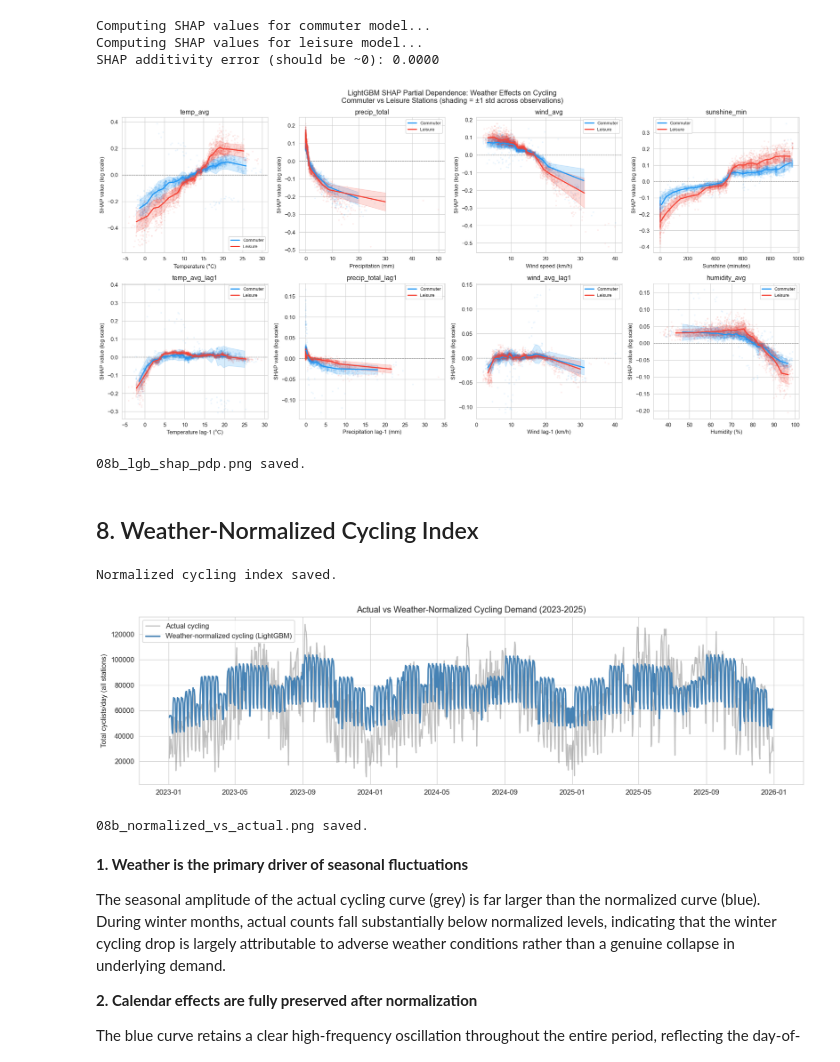
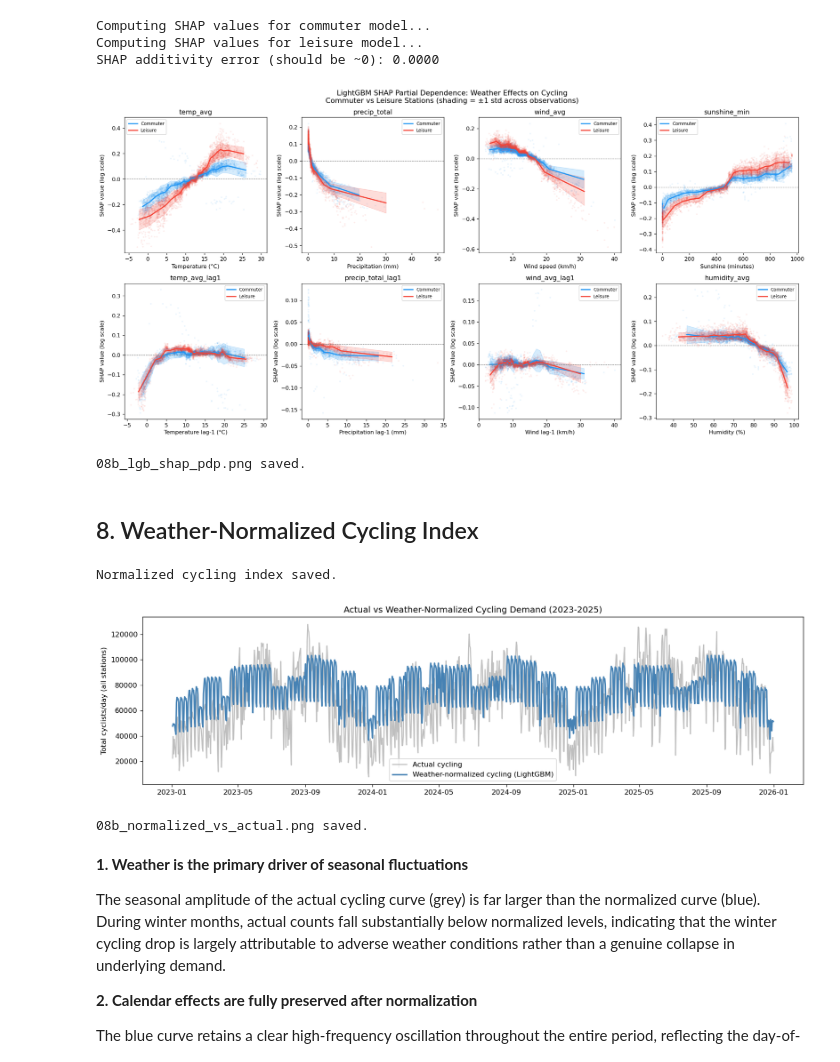
Before and after one commit to Queena34/mda-cycling-weather-group6, a Jupyter notebook: notebooks/08b_lgbm_model.ipynb, the cells around one changed output. Drawn from its saved outputs; the diff is of its cells as text; code cells hidden in the pictures.

```diff
--- a/notebooks/08b_lgbm_model.ipynb
+++ b/notebooks/08b_lgbm_model.ipynb
@@ -410,29 +398,42 @@ Commuter LightGBM:
 ## 6. Model C — Leisure LightGBM
 # %%
 train_l = train[train["site_type"] == "leisure"].copy()
-test_l  = test[test["site_type"]  == "leisure"].copy()
+val_l   = val[val["site_type"]     == "leisure"].copy()
+test_l  = test[test["site_type"]   == "leisure"].copy()
 
 le_l = LabelEncoder()
 train_l["site_idx"] = le_l.fit_transform(train_l["site ID"])
+val_l["site_idx"]   = le_l.transform(val_l["site ID"])
 test_l["site_idx"]  = le_l.transform(test_l["site ID"])
 
 X_train_l, y_train_l, _ = make_X_y(train_l, ALL_FEATURES)
+X_val_l,   y_val_l,   _ = make_X_y(val_l,   ALL_FEATURES)
 X_test_l,  y_test_l,  _ = make_X_y(test_l,  ALL_FEATURES)
 
-_es_mask_l  = train_l["date"].dt.year.eq(2024) & train_l["date"].dt.month.ge(11)
-_es_mask_l  = _es_mask_l[train_l.index].reindex(train_l.index, fill_value=False)
-X_tr_l_es,  y_tr_l_es  = make_X_y(train_l[~_es_mask_l.values], ALL_FEATURES)[:2]
-X_val_l_es, y_val_l_es = make_X_y(train_l[_es_mask_l.values],  ALL_FEATURES)[:2]
+# Step 1: early stopping + true validation
+print("Step 1 — Fitting leisure LightGBM (2023 train / 2024 val)...")
+lgb_leisure_tmp = train_lgb(X_train_l, y_train_l, X_val_l, y_val_l, ALL_FEATURES, CAT_FEATURES)
+best_iter_l = lgb_leisure_tmp.best_iteration
 
-print("Fitting leisure LightGBM...")
-lgb_leisure = train_lgb(X_tr_l_es, y_tr_l_es, X_val_l_es, y_val_l_es, ALL_FEATURES, CAT_FEATURES)
+print("\n" + "=" * 52)
+print("MODEL C — Leisure LightGBM: Validation Performance (tmp)")
+print("=" * 52)
+evaluate(y_train_l, lgb_leisure_tmp.predict(X_train_l), "Train 2023")
+evaluate(y_val_l,   lgb_leisure_tmp.predict(X_val_l),   "Val   2024")
+print("=" * 52)
+
+# Step 2: retrain on 2023+2024
+print("\nStep 2 — Retraining leisure LightGBM on 2023+2024...")
+X_trainval_l = pd.concat([X_train_l, X_val_l])
+y_trainval_l  = np.concatenate([y_train_l, y_val_l])
+lgb_leisure = train_lgb_final(X_trainval_l, y_trainval_l, best_iter_l, ALL_FEATURES, CAT_FEATURES)
 
 y_pred_l = lgb_leisure.predict(X_test_l)
-print("\nLeisure LightGBM:")
-mae_l, rmse_l, r2_l = evaluate(y_test_l, y_pred_l, "Test")
+print("\nLeisure LightGBM: Test Performance (final)")
+mae_l, rmse_l, r2_l = evaluate(y_test_l, y_pred_l, "Test  2025")
 
 print("\n" + "=" * 58)
-print("MODEL COMPARISON")
+print("MODEL COMPARISON — Test 2025 (final models)")
 print("=" * 58)
 print(f"{'Metric':<6} | {'Full LGBM':>10} | {'Commuter LGBM':>13} | {'Leisure LGBM':>12}")
 print("-" * 58)
@@ -477,13 +476,13 @@ explainer_c = shap.TreeExplainer(lgb_commuter)
 explainer_l = shap.TreeExplainer(lgb_leisure)
 
 print("Computing SHAP values for commuter model...")
-shap_c = explainer_c.shap_values(X_test_c[idx_c_s])
+shap_c = explainer_c.shap_values(X_test_c.iloc[idx_c_s])
 print("Computing SHAP values for leisure model...")
-shap_l = explainer_l.shap_values(X_test_l[idx_l_s])
+shap_l = explainer_l.shap_values(X_test_l.iloc[idx_l_s])
 
 # Additivity check
 _chk = np.abs(
-    np.log(lgb_commuter.predict(X_test_c[idx_c_s[:5]])) -
+    np.log(lgb_commuter.predict(X_test_c.iloc[idx_c_s[:5]])) -
     (shap_c[:5].sum(axis=1) + explainer_c.expected_value)
 ).mean()
 print(f"SHAP additivity error (should be ~0): {_chk:.4f}")
@@ -522,39 +521,39 @@ fig, axes = plt.subplots(2, 4, figsize=(18, 9))
 axes = axes.flatten()
 
 for ax, (feat_idx, feat_name, xlabel) in zip(axes, weather_terms):
-    x_c = X_test_c[idx_c_s, feat_idx]
-    x_l = X_test_l[idx_l_s, feat_idx]
+    x_c = X_test_c.iloc[idx_c_s, feat_idx].values
+    x_l = X_test_l.iloc[idx_l_s, feat_idx].values
     s_c = shap_c[:, feat_idx]
     s_l = shap_l[:, feat_idx]
 
     ax.scatter(x_c, s_c, alpha=0.06, s=4, color=COLORS["commuter"])
     ax.scatter(x_l, s_l, alpha=0.06, s=4, color=COLORS["leisure"])
 
     for x_v, s_v, color, label in [
         (x_c, s_c, COLORS["commuter"], "Commuter"),
         (x_l, s_l, COLORS["leisure"],  "Leisure"),
     ]:
         cx, cm, cs = shap_smooth(x_v, s_v)
         ax.plot(cx, cm, color=color, linewidth=2, label=label)
         ax.fill_between(cx, cm - cs, cm + cs, alpha=0.18, color=color)
 
     ax.axhline(0, color="gray", linestyle="--", linewidth=0.8)
     ax.set_xlabel(xlabel)
     ax.set_ylabel("SHAP value (log scale)")
     ax.set_title(feat_name)
     ax.legend(fontsize=8)
 
 fig.suptitle(
     "LightGBM SHAP Partial Dependence: Weather Effects on Cycling\n"
     "Commuter vs Leisure Stations (shading = ±1 std across observations)",
     fontsize=13,
 )
 fig.tight_layout()
 fig.savefig(FIGS / "08b_lgb_shap_pdp.png", dpi=150)
 plt.show()
 print("08b_lgb_shap_pdp.png saved.")
 # %% [output]
-[figure, old version]
+[figure, new version]
 08b_lgb_shap_pdp.png saved.
 # %% [markdown]
 ## 8. Weather-Normalized Cycling Index
@@ -575,16 +574,15 @@ panel_norm["date"] = pd.to_datetime(panel_norm["date"])
 for col in ["is_weekend", "is_public_holiday", "is_school_holiday", "is_event_day"]:
     panel_norm[col] = panel_norm[col].astype(int)
 
-# Keep only rows that have all needed features
-panel_norm_clean = panel_norm[ALL_FEATURES + ["site ID", "naam", "date", "aantal", "site_type", "day_type", "season"]].dropna()
+panel_norm_clean = panel_norm[ALL_FEATURES + ["site ID", "naam", "date", "aantal", "site_type", "day_type", "season"]].dropna().copy()
 
-# Replace weather features with reference values
-X_norm = panel_norm_clean[ALL_FEATURES].values.copy().astype(np.float64)
+# Build feature DataFrame with correct dtypes, then replace weather with reference values
+X_norm = panel_norm_clean[ALL_FEATURES].copy()
+for col in CAT_FEATURES:
+    X_norm[col] = X_norm[col].astype("int32")
 for feat, val_ref in ref_weather.items():
-    idx = ALL_FEATURES.index(feat)
-    X_norm[:, idx] = val_ref
+    X_norm[feat] = val_ref
 
-panel_norm_clean = panel_norm_clean.copy()
 panel_norm_clean["normalized_count"] = lgb_full.predict(X_norm)
 
 panel_norm_clean[["site ID", "naam", "date", "aantal",
@@ -609,7 +607,7 @@ plt.show()
 print("08b_normalized_vs_actual.png saved.")
 # %% [output]
 Normalized cycling index saved.
-[figure, old version]
+[figure, new version]
 08b_normalized_vs_actual.png saved.
 # %% [markdown]
 **1. Weather is the primary driver of seasonal fluctuations**
```
Also changed, not shown: parts of 12 cells of this notebook, 4 other files.
